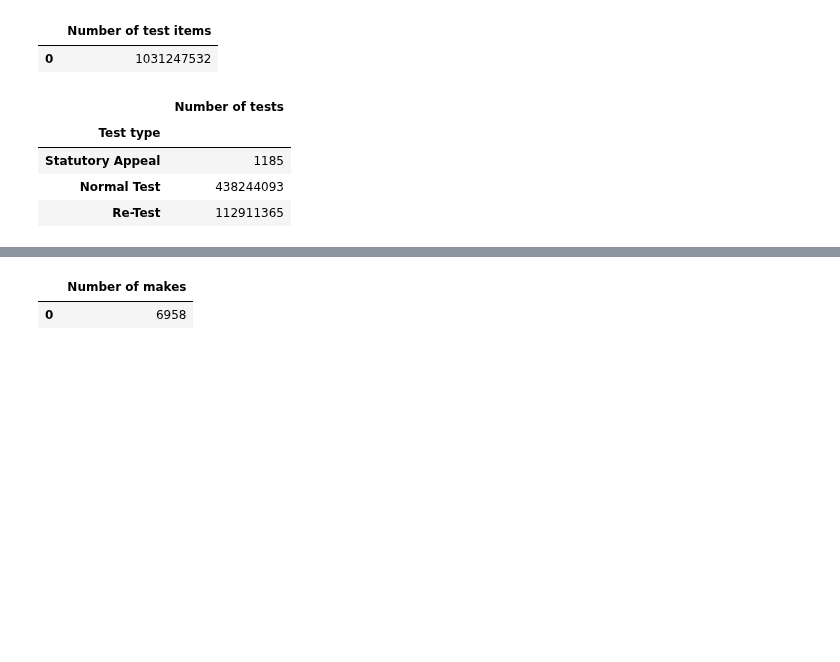
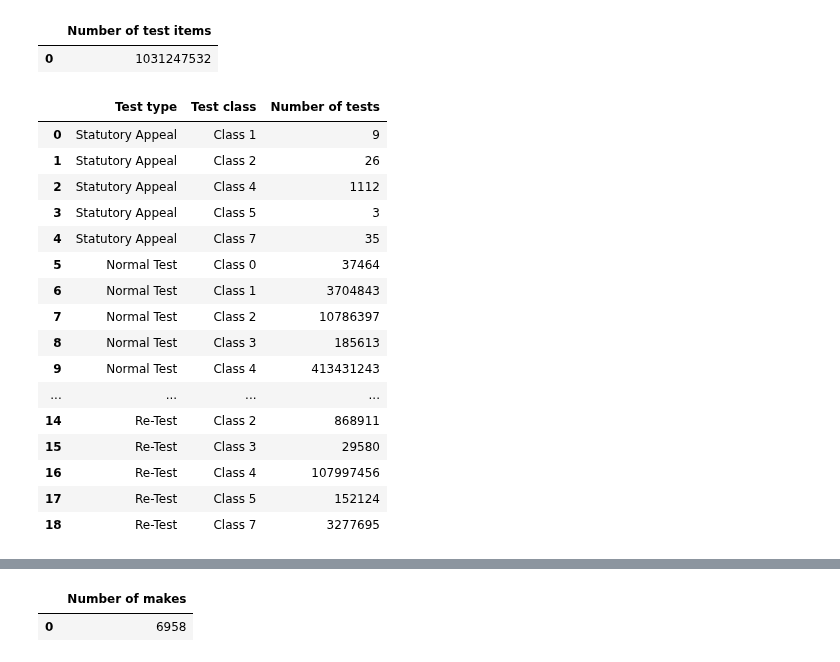
Before and after one commit to michalc/dft-mot-analysis, a Jupyter notebook: 03 - explore.ipynb, the cells around one changed output, grey strips where cells are left out. Drawn from its saved outputs; the diff is of its cells as text; code cells hidden in the pictures; blank space fills up the shorter version.

```diff
--- a/03 - explore.ipynb
+++ b/03 - explore.ipynb
@@ -31,22 +27,35 @@ df
 # %%
 df = pd.read_sql_query("""
     SELECT
         test_types.test_type as "Test type",
+        'Class ' || test_class_id as "Test class",
         count(*) AS "Number of tests"
     FROM
         tests
     LEFT JOIN
         test_types ON test_types.type_code = tests.test_type
     GROUP BY
-        tests.test_type
+        tests.test_type, tests.test_class_id
     ORDER BY
-        tests.test_type
-""", con, index_col='Test type')
+        tests.test_type, tests.test_class_id
+""", con)
 df
 # %% [output]
-|  | Number of tests |
-| Test type |  |
-| Statutory Appeal | 1185 |
-| Normal Test | 438244093 |
-| Re-Test | 112911365 |
+|  | Test type | Test class | Number of tests |
+| 0 | Statutory Appeal | Class 1 | 9 |
+| 1 | Statutory Appeal | Class 2 | 26 |
+| 2 | Statutory Appeal | Class 4 | 1112 |
+| 3 | Statutory Appeal | Class 5 | 3 |
+| 4 | Statutory Appeal | Class 7 | 35 |
+| 5 | Normal Test | Class 0 | 37464 |
+| 6 | Normal Test | Class 1 | 3704843 |
+| 7 | Normal Test | Class 2 | 10786397 |
+| 8 | Normal Test | Class 3 | 185613 |
+| 9 | Normal Test | Class 4 | 413431243 |
+| ... | ... | ... | ... |
+| 14 | Re-Test | Class 2 | 868911 |
+| 15 | Re-Test | Class 3 | 29580 |
+| 16 | Re-Test | Class 4 | 107997456 |
+| 17 | Re-Test | Class 5 | 152124 |
+| 18 | Re-Test | Class 7 | 3277695 |
 # %%
```
Also changed, not shown: parts of 13 cells of this notebook.
